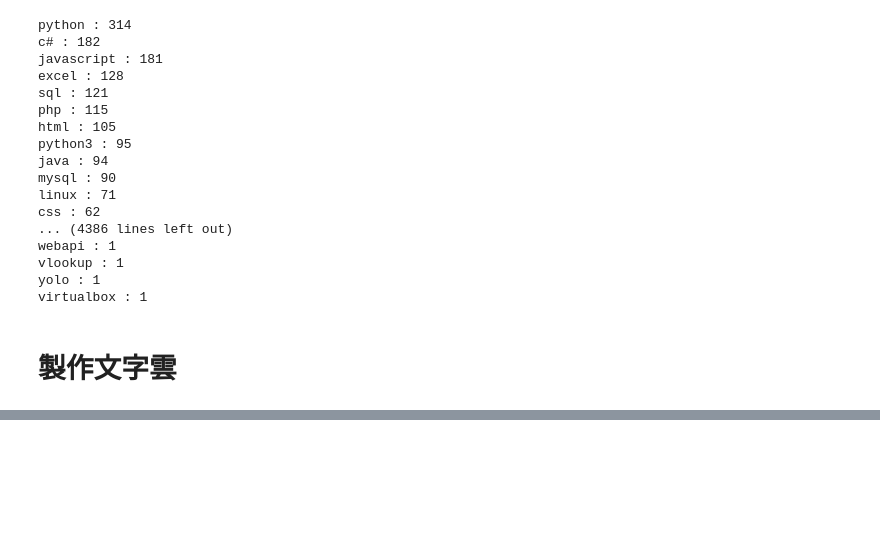
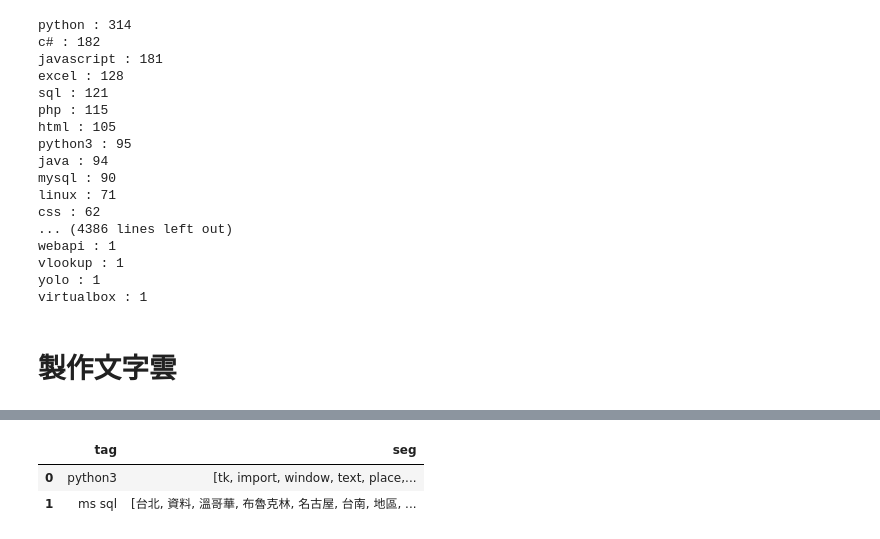
Before and after one commit to minhao920201/PL, a Jupyter notebook: HW5/analysis.ipynb, the cells around one changed output, grey strips where cells are left out. Saved outputs shown, nothing was run; the diff lists cells and outputs as text; code cells hidden in the pictures; blank space fills up the shorter version.

```diff
--- a/HW5/analysis.ipynb
+++ b/HW5/analysis.ipynb
@@ -283,0 +255,20 @@ res.to_csv("After_analysis.csv")
+# %%
+count = 0
+for tag in dic_rand:
+    id = 0
+    li_id = []
+    for seg in df['標籤']:
+        if tag in seg:
+            li_id.append(id)
+        id += 1
+    big_list = []
+    for i in li_id:
+        for seg in df['seg'][i]:
+            big_list.append(seg)
+    res['seg'][count] = big_list
+    count += 1
+res
+# %% [output]
+|  | tag | seg |
+| 0 | python3 | [tk, import, window, text, place,... |
+| 1 | ms sql | [台北, 資料, 溫哥華, 布魯克林, 名古屋, 台南, 地區, ... |
```
Also changed, not shown: parts of 12 cells of this notebook.
